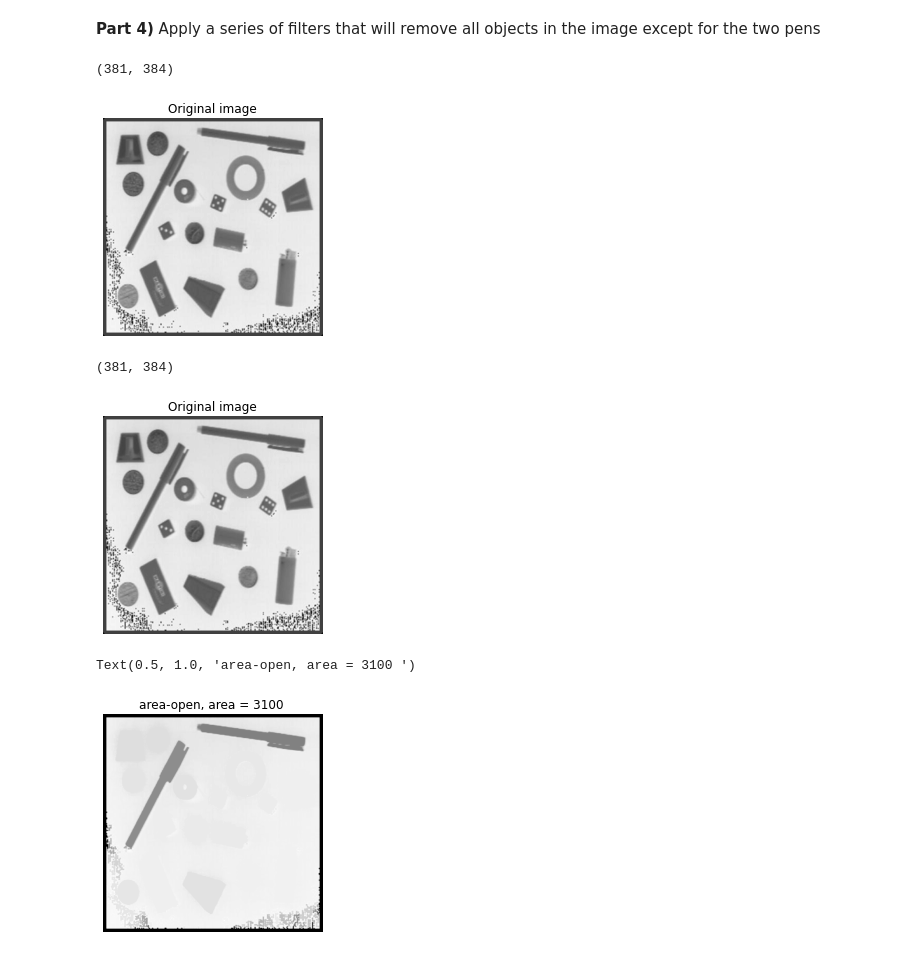
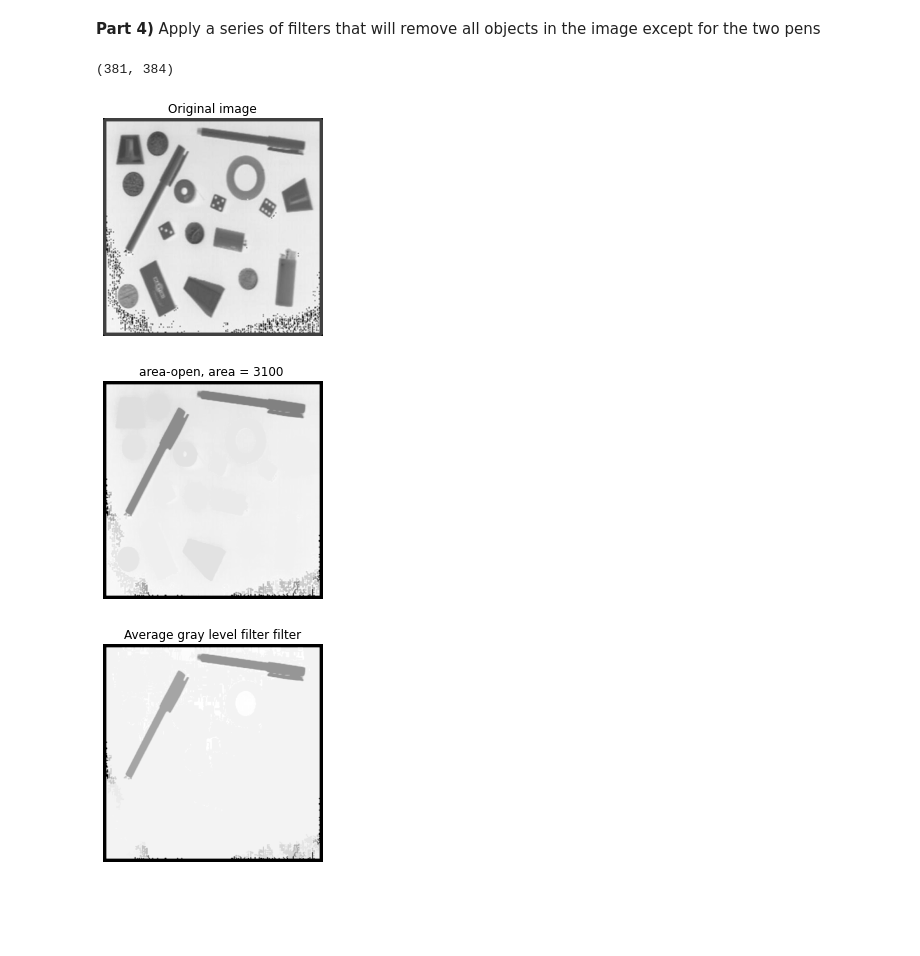
Before and after one commit to ParisaSaat/ENSF619, a Jupyter notebook: assignment-01/assignment01.ipynb, the cells around one changed output. Saved outputs shown, nothing was run; the diff lists cells and outputs as text; code cells hidden in the pictures; blank space fills up the shorter version.

Commit message:
add avg gray level filter to the fourth part

```diff
--- a/assignment-01/assignment01.ipynb
+++ b/assignment-01/assignment01.ipynb
@@ -171,7 +164,7 @@ plt.show()
 # %%
 # Loading the image.
 # Make sure the image you read is either uint8 or uint16
-img = np.asarray(Image.open("assignment-01/Images/filtering-image.jpg").convert("L"))
+img = np.asarray(Image.open("Images/filtering-image.jpg").convert("L"))
 print(img.shape)
 
 #Displaying the image
@@ -211,7 +204,7 @@ two pens
 # %%
 # Loading the image.
 # Make sure the image you read is either uint8 or uint16
-img = np.asarray(Image.open("./Images/objects.png").convert("L"))
+img = np.asarray(Image.open("Images/objects.png").convert("L"))
 print(img.shape)
 
 #Displaying the image
@@ -233,17 +226,6 @@ def extinction_filter(n,mxt):
     area_ext = mxt.computeExtinctionValues(area,"area")
     mxt.extinctionFilter(area_ext,n)
 
-# Loading the image.
-# Make sure the image you read is either uint8 or uint16
-
-print(img.shape)
-
-#Displaying the image
-fig = plt.figure()
-plt.imshow(img, cmap='gray')
-plt.axis('off')
-plt.title("Original image")
-plt.show()
 
 # Include your solution here...
 # Negating the image
@@ -253,34 +235,56 @@ img_neg = img.max() - img
 #Structuring element with connectivity-8
 Bc = np.zeros((3,3), dtype = bool)
 Bc[1,:] = True
 Bc[:,1] = True
 
 area=3100
 
 #Building the max-tree of the negated image, i.e. min-tree
 mxt = siamxt.MaxTreeAlpha(img_neg,Bc)
 
 #applying open area filter
 open_area_filter(area,mxt)
 
 #applying extinction filter
 extinction_filter(6,mxt)
 
 #Recovering the image
 img_filtered2 =  mxt.getImage()
 
 # Negating the image back
 img_filtered2 = img_max -img_filtered2
 
 #Displaying the filtered image
 fig = plt.figure()
 plt.imshow(img_filtered2, cmap='Greys_r')
 plt.axis('off')
 plt.title("area-open, area = %d " %area)
+plt.show()
+
+mxt = siamxt.MaxTreeAlpha(img_filtered2,Bc)
+
+# Computing average of node gray levels
+gray_avg = mxt.computeNodeGrayAvg()
+
+
+# Node selection criteria
+nodes = gray_avg < 229
+
+#Filtering the max-tree
+mxt.contractDR(nodes)
+
+# Recovering the filtered the image
+img_filtered3 = mxt.getImage()
+
+
+#Displaying the filtered image
+plt.figure()
+plt.imshow(img_filtered3, cmap='Greys_r')
+plt.axis('off')
+plt.title("Average gray level filter filter")
+plt.show()
 # %% [output]
 (381, 384)
 [figure]
-(381, 384)
-[figure, old version]
+[figure, new version]
-Text(0.5, 1.0, 'area-open, area = 3100 ')
-[figure, old version]
+[figure, new version]
```
Also changed, not shown: parts of 3 cells of this notebook.
